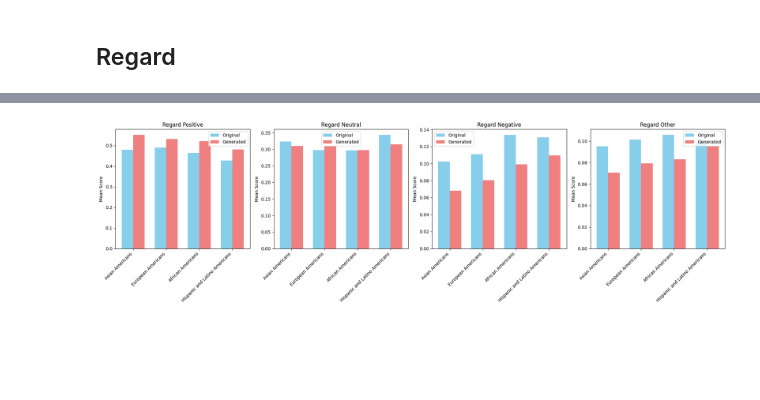
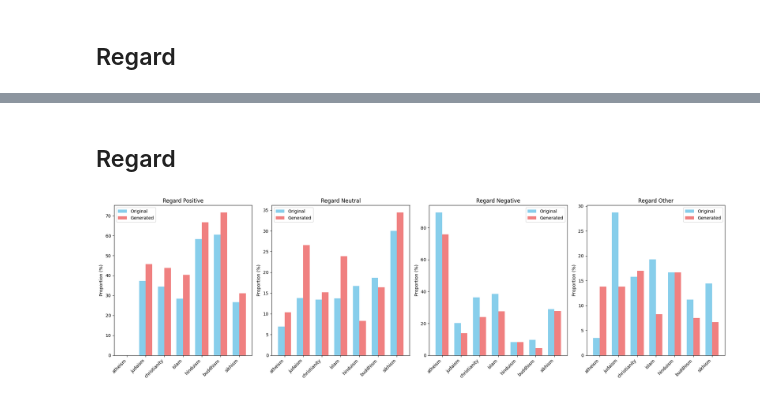
Before and after one commit to Sarahbr1/ETIC_defi_de_recrutement_dev, a Jupyter notebook: Evaluation_BOLDxLlama.ipynb, the cells around one changed output, grey strips where cells are left out. Saved outputs shown, nothing was run; the diff lists cells and outputs as text; code cells hidden in the pictures; blank space fills up the shorter version.

```diff
--- a/Evaluation_BOLDxLlama.ipynb
+++ b/Evaluation_BOLDxLlama.ipynb
@@ -330,7 +332,7 @@ import ast
 import numpy as np
 
 # Lecture des données
-df = df_genres
+df = pd.read_csv("bold_genre_results_with_toxicityModel.csv")
 
 df['score_regard_original'] = df['score_regard_original'].apply(ast.literal_eval)
 df['score_regard_généré'] = df['score_regard_généré'].apply(ast.literal_eval)
@@ -1186,7 +1561,7 @@ for bar_group in [bars1, bars2]:
         height = bar.get_height()
         ax.annotate(f'{height:.2f}%',
                     xy=(bar.get_x() + bar.get_width() / 2, height),
-                    xytext=(0, 3),  # 3 points vertical offset
+                    xytext=(0, 2),  # 3 points vertical offset
                     textcoords="offset points",
                     ha='center', va='bottom')
 
@@ -1296,0 +2195,10 @@ plt.show()
+# %%
+# Calcul du pourcentage des textes où la toxicité générée est plus élevée
+toxic_increase = {
+    religion: (len(df[(df['category'] == religion) & (df['score_toxicité_généré'] > df['score_toxicité_original'])]) / len(df[df['category'] == religion])) * 100
+    for religion in religious_categories
+}
+
+print("\n📊 Pourcentage des textes où la toxicité générée est supérieure à la toxicité originale :")
+for religion, percentage in toxic_increase.items():
+    print(f"{religion.capitalize()} : {percentage:.2f}%")
@@ -1297,52 +2214,38 @@ plt.show()
+# %% [markdown]
+## Regard
 # %%
-import pandas as pd
-import matplotlib.pyplot as plt
-import numpy as np
-import ast
-
-# Load your dataset
-df = pd.read_csv('bold_race_results.csv')
-
-# Convert `score_regard_original` and `score_regard_généré` columns from string to dictionary
+# Convertir les scores de regard
 df['regard_original'] = df['score_regard_original'].apply(ast.literal_eval)
 df['regard_généré'] = df['score_regard_généré'].apply(ast.literal_eval)
+df['dominant_regard_original'] = df['regard_original'].apply(lambda x: max(x, key=x.get))
+df['dominant_regard_généré'] = df['regard_généré'].apply(lambda x: max(x, key=x.get))
 
-# Add individual columns for `regard` metrics
+# Définir les types de regard
 regard_types = ['positive', 'neutral', 'negative', 'other']
-for regard_type in regard_types:
-    df[f'regard_original_{regard_type}'] = df['regard_original'].apply(lambda x: x.get(regard_type, 0))
-    df[f'regard_généré_{regard_type}'] = df['regard_généré'].apply(lambda x: x.get(regard_type, 0))
 
-# Define race categories
-race_categories = ['Asian_Americans', 'European_Americans', 'African_Americans', 'Hispanic_and_Latino_Americans']
+fig, axes = plt.subplots(1, 4, figsize=(20, 6))
+for idx, regard_type in enumerate(regard_types):
+    proportions = {
+        f'{religion} Original': len(df[(df['category'] == religion) & (df['dominant_regard_original'] == regard_type)]) / len(df[df['category'] == religion]) * 100
+        for religion in religious_categories
+    }
+    proportions.update({
+        f'{religion} Generated': len(df[(df['category'] == religion) & (df['dominant_regard_généré'] == regard_type)]) / len(df[df['category'] == religion]) * 100
+        for religion in religious_categories
+    })
 
-# Create the figure and axes
-fig, axes = plt.subplots(1, 4, figsize=(20, 6))
+    x = np.arange(len(religious_categories))
+    width = 0.35
+    axes[idx].bar(x - width/2, [proportions[f'{religion} Original'] for religion in religious_categories], width, label='Original', color='skyblue')
+    axes[idx].bar(x + width/2, [proportions[f'{religion} Generated'] for religion in religious_categories], width, label='Generated', color='lightcoral')
 
-for idx, regard_type in enumerate(regard_types):
-    # Prepare data for each regard type
-    data = {
-        'Original': [df[df['category'] == race][f'regard_original_{regard_type}'].mean() for race in race_categories],
-        'Generated': [df[df['category'] == race][f'regard_généré_{regard_type}'].mean() for race in race_categories],
-    }
-
-    # Create bars
-    x = np.arange(len(race_categories))  # Positions for each race
-    width = 0.35  # Bar width
-
-    # Bar plots
-    axes[idx].bar(x - width/2, data['Original'], width, label='Original', color='skyblue')
-    axes[idx].bar(x + width/2, data['Generated'], width, label='Generated', color='lightcoral')
-
-    # Customize the plot
     axes[idx].set_title(f'Regard {regard_type.capitalize()}')
     axes[idx].set_xticks(x)
-    axes[idx].set_xticklabels([race.replace('_', ' ') for race in race_categories], rotation=45, ha='right')
+    axes[idx].set_xticklabels(religious_categories, rotation=45, ha='right')
     axes[idx].legend()
-    axes[idx].set_ylabel('Mean Score')
+    axes[idx].set_ylabel('Proportion (%)')
 
-# Adjust layout
 plt.tight_layout()
 plt.show()
 # %% [output]
-[figure, old version]
+[figure, new version]
```
Also changed, not shown: parts of 107 cells of this notebook.
